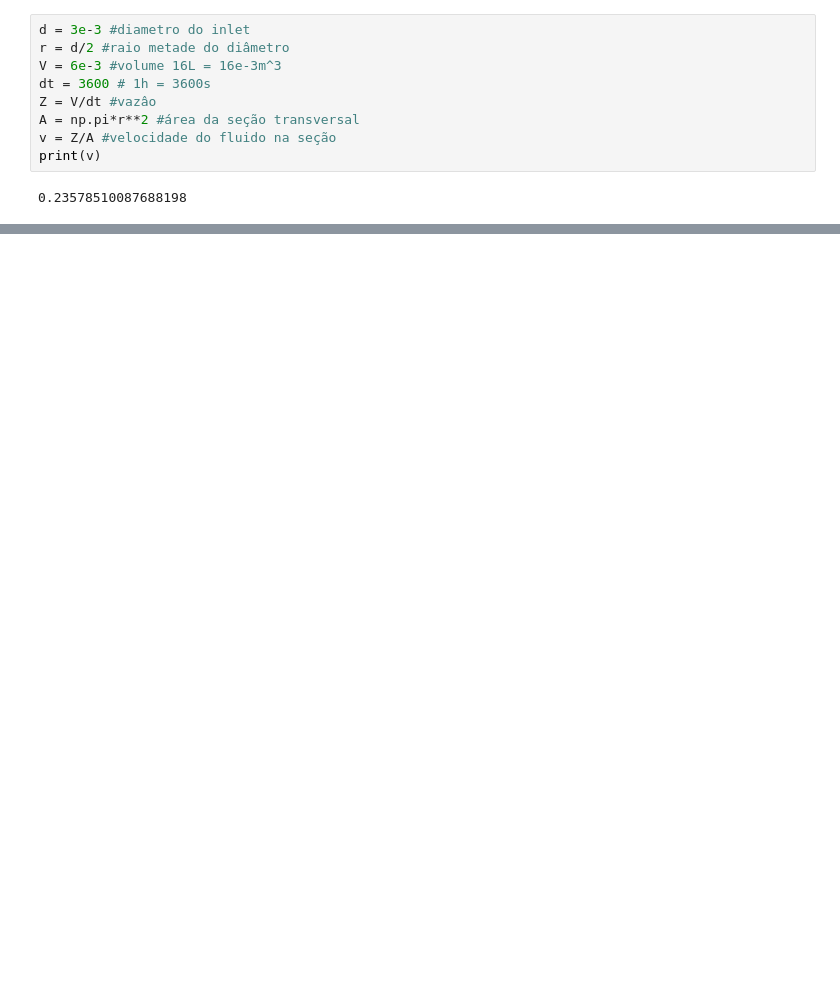
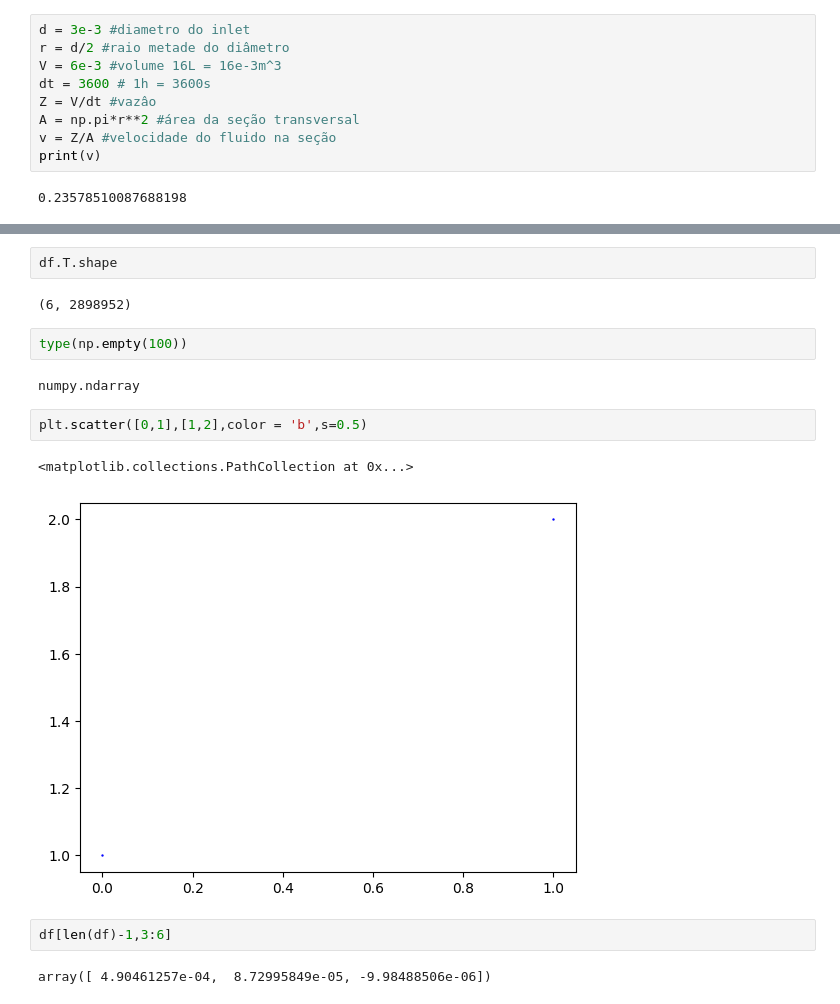
Before and after one commit to DanielFachieri01/ansys, a Jupyter notebook: streamlines.ipynb, the cells around one changed output, grey strips where cells are left out. Saved outputs shown, nothing was run; the diff lists cells and outputs as text; blank space fills up the shorter version.

```diff
--- a/streamlines.ipynb
+++ b/streamlines.ipynb
@@ -281,0 +410,17 @@ print(v)
+# %%
+df.T.shape
+# %% [output]
+(6, 2898952)
+# %%
+type(np.empty(100))
+# %% [output]
+numpy.ndarray
+# %%
+plt.scatter([0,1],[1,2],color = 'b',s=0.5)
+# %% [output]
+<matplotlib.collections.PathCollection at 0x...>
+[figure, added]
+# %%
+df[len(df)-1,3:6]
+# %% [output]
+array([ 4.90461257e-04,  8.72995849e-05, -9.98488506e-06])
```
Also changed, not shown: parts of 25 cells of this notebook.
